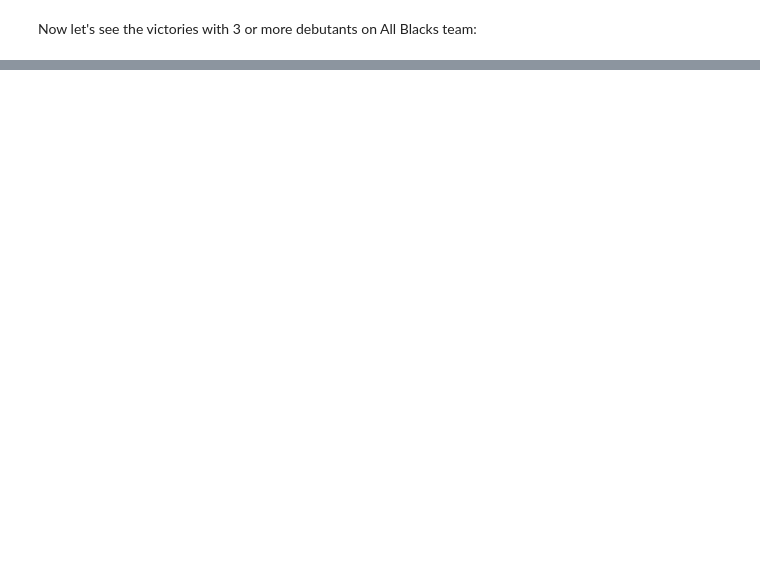
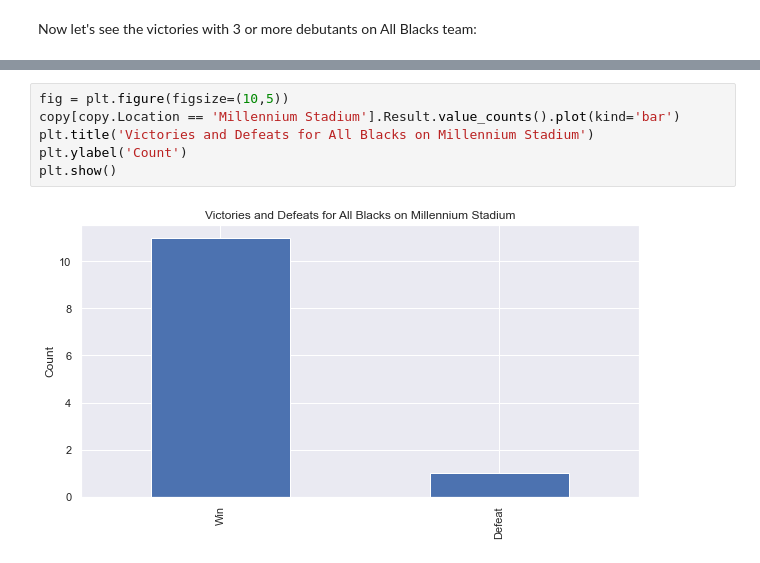
Before and after one commit to StevieCL/EDA_for_Rugby_Data, a Jupyter notebook: EDA.ipynb, the cells around one changed output, grey strips where cells are left out. Saved outputs shown, nothing was run; the diff lists cells and outputs as text; blank space fills up the shorter version.

Commit message:
Victories as visitors

```diff
--- a/EDA.ipynb
+++ b/EDA.ipynb
@@ -189,0 +213,8 @@ sns.countplot(y='Location', data=wins, order=wins['Location'].value_counts().ind
+# %%
+fig = plt.figure(figsize=(10,5))
+copy[copy.Location == 'Millennium Stadium'].Result.value_counts().plot(kind='bar')
+plt.title('Victories and Defeats for All Blacks on Millennium Stadium')
+plt.ylabel('Count')
+plt.show()
+# %% [output]
+[figure, added]
```
Also changed, not shown: parts of 18 cells of this notebook.
